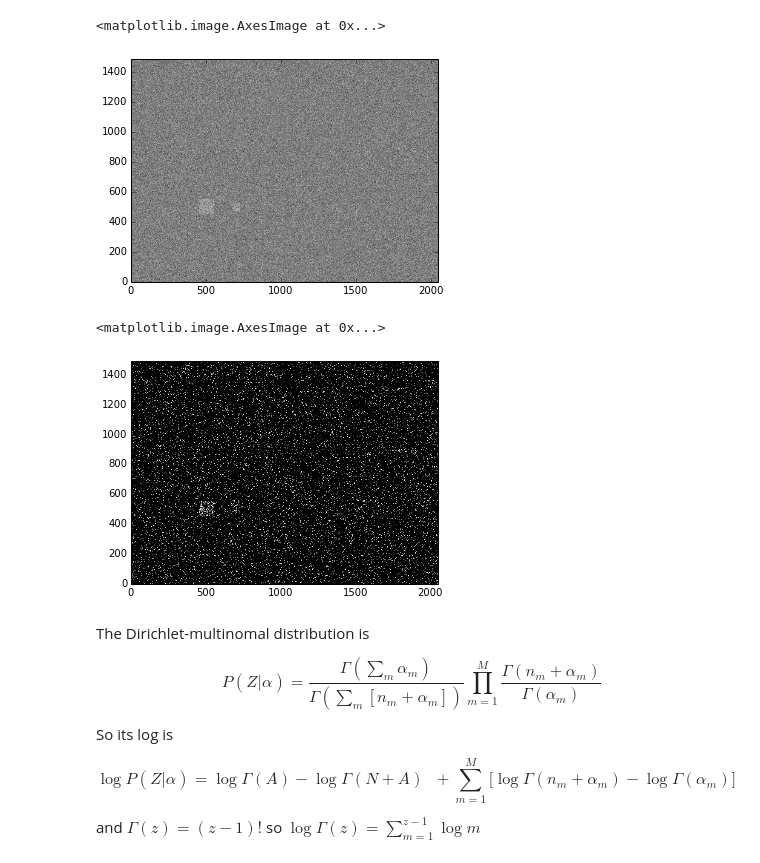
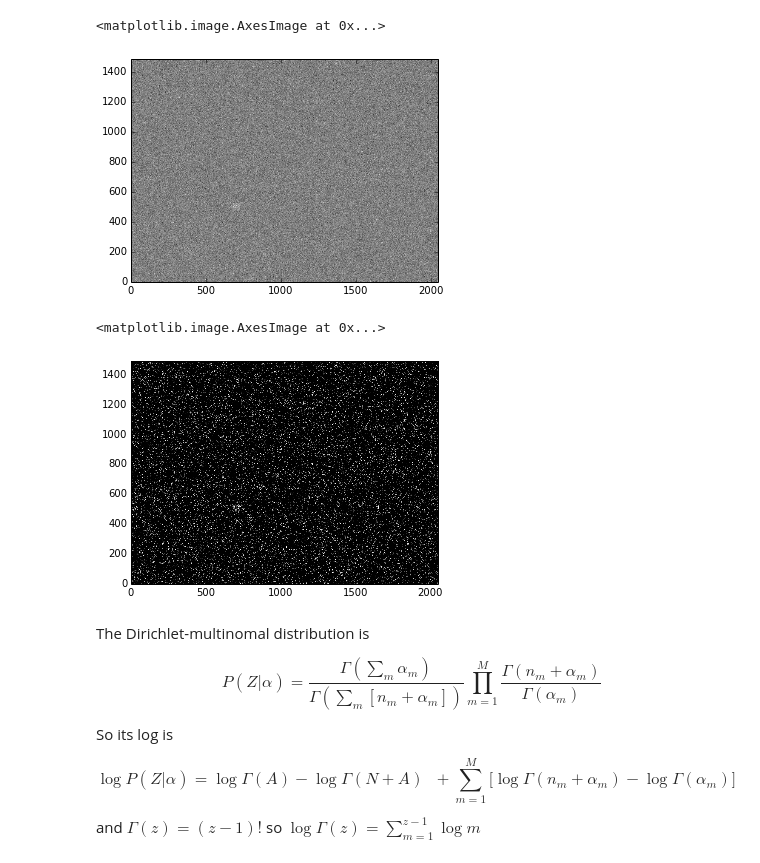
Before and after one commit to garibaldu/Oddity, a Jupyter notebook: code/squares.ipynb, the cells around one changed output. Cells and saved outputs as stored; diff of their text form; code cells hidden in the pictures.

```diff
--- a/code/squares.ipynb
+++ b/code/squares.ipynb
@@ -70,23 +70,23 @@ class OddityBB:
 # %%
 # make real data
 hdulist = fits.open('../data/frame-r-000094-1-0131.fits.gz')
 realimg = hdulist[0].data
 hdulist.close()
 
 # make fake data
 fakeimg = rng.normal(size=realimg.shape)
 ny, nx = fakeimg.shape
 ygrid, xgrid = mgrid[:ny, :nx]
 fakeimg += 0.0 * xgrid / nx  # to add a tiny gradient as a test
-fakeimg[450:550,450:550] += 1.0 # bright patch for kicks.
+fakeimg[150:250,350:450] += 0.25 # bright patch for kicks.
 fakeimg[475:525,675:725] += 1.0 # bright patch for kicks.
 
 img = fakeimg # we decide which data we're working with.
 plt.gray()
 plt.imshow(img, origin='lower')
 # %% [output]
 <matplotlib.image.AxesImage at 0x...>
-[figure, old version]
+[figure, new version]
 # %%
 M = 16 # number of histogram bins
 # %%
@@ -111,7 +111,7 @@ def intensity_to_boolean_block(img, M):
 plt.imshow(intensity_to_boolean_block(img, M)[-1], origin='lower')
 # %% [output]
 <matplotlib.image.AxesImage at 0x...>
-[figure, old version]
+[figure, new version]
 # %%
 def intensity_to_cumulated_block(img, M):
     return np.cumsum(np.cumsum(intensity_to_boolean_block(img, M), axis=2), axis=1)
```
Also changed, not shown: parts of 12 cells of this notebook.
